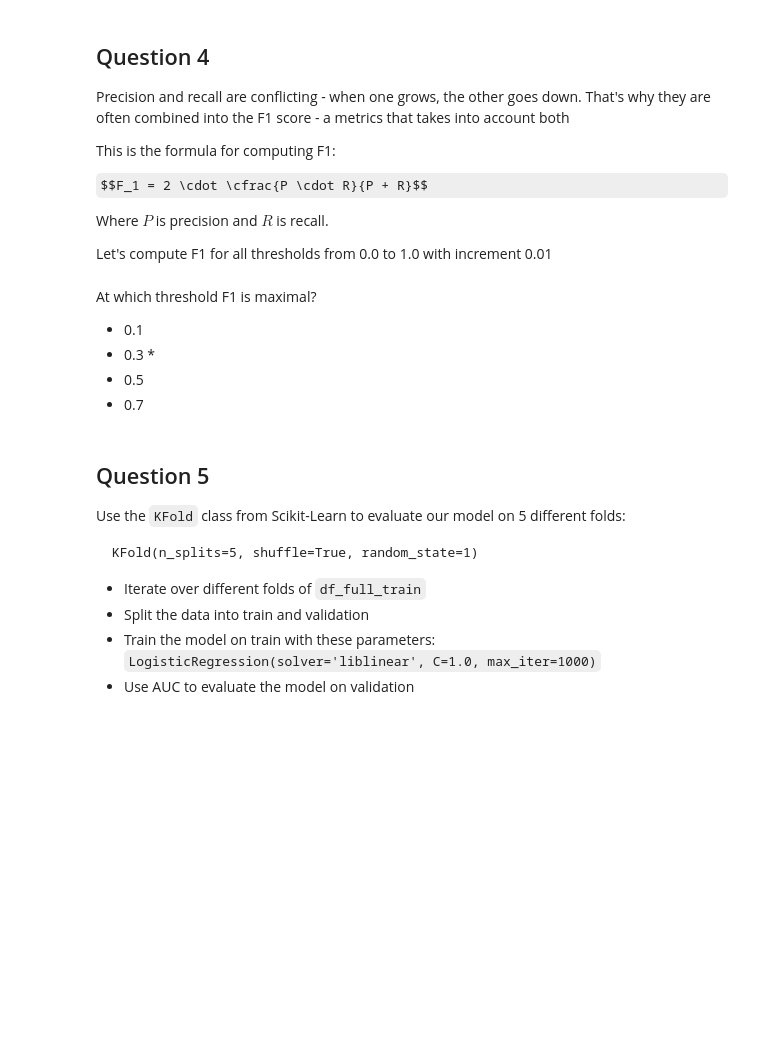
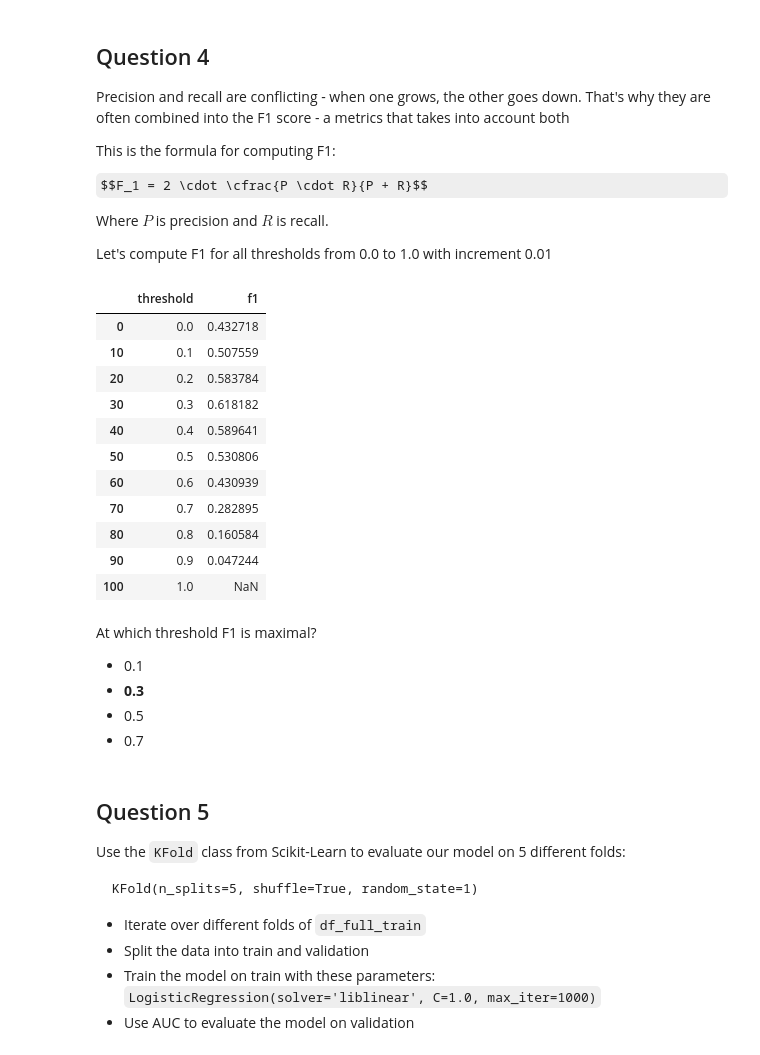
Before and after one commit to imam-db/ML-ZoomCamp, a Jupyter notebook: Week 4/ML Zoompcamp - HomeWork #4.ipynb, the cells around one changed output. Saved outputs shown, nothing was run; the diff lists cells and outputs as text; code cells hidden in the pictures; some formulas as TeX source; blank space fills up the shorter version.

````diff
--- a/Week 4/ML Zoompcamp - HomeWork #4.ipynb
+++ b/Week 4/ML Zoompcamp - HomeWork #4.ipynb
@@ -180,16 +187,16 @@ Apply one-hot-encoding using `DictVectorizer` and train the logistic regression
 LogisticRegression(solver='liblinear', C=1.0, max_iter=1000)
 ```
 # %%
-columns = ['seniority', 'income', 'assets', 'records', 'job', 'home']
+features = ['seniority', 'income', 'assets', 'records', 'job', 'home']
 dv = DictVectorizer(sparse=False)
 
-train_dict = df_train[columns].to_dict(orient='records')
+train_dict = df_train[features].to_dict(orient='records')
 X_train = dv.fit_transform(train_dict)
 
 model = LogisticRegression(solver='liblinear', C=1.0, max_iter=1000)
 model.fit(X_train, y_train)
 
-val_dict = df_val[columns].to_dict(orient='records')
+val_dict = df_val[features].to_dict(orient='records')
 X_val = dv.transform(val_dict)
 
 y_pred = model.predict_proba(X_val)[:, 1]
@@ -216,7 +223,7 @@ Now let's compute precision and recall for our model.
 * Plot them
 # %%
 d = []
-for i in np.arange(0.0, 1.01, 0.01):
+for i in np.linspace(0.0, 1.0, 101):
 
     actual_positive = (y_val == 1)
     actual_negative = (y_val == 0)
@@ -274,34 +281,48 @@ Where $P$ is precision and $R$ is recall.
 Let's compute F1 for all thresholds from 0.0 to 1.0 with increment 0.01
 # %%
 d = []
-for i in np.arange(0.0, 1.01, 0.01):
+for i in np.linspace(0.0, 1.00, 101):
 
     actual_positive = (y_val == 1)
     actual_negative = (y_val == 0)
 
     predict_positive = (y_pred >= i)
     predict_negative = (y_pred < i)
 
     tp = (predict_positive & actual_positive).sum()
     tn = (predict_negative & actual_negative).sum()
 
     fp = (predict_positive & actual_negative).sum()
     fn = (predict_negative & actual_positive).sum()
 
     p = tp / (tp + fp)
     r = tp / (tp + fn)
 
     f1 = 2*p*r/(p+r)
 
     d.append((i,f1))
 
 columns = ['threshold', 'f1']
 df_f1 = pd.DataFrame(d, columns=columns)
+df_f1[::10]
+# %% [output]
+|  | threshold | f1 |
+| 0 | 0.0 | 0.432718 |
+| 10 | 0.1 | 0.507559 |
+| 20 | 0.2 | 0.583784 |
+| 30 | 0.3 | 0.618182 |
+| 40 | 0.4 | 0.589641 |
+| 50 | 0.5 | 0.530806 |
+| 60 | 0.6 | 0.430939 |
+| 70 | 0.7 | 0.282895 |
+| 80 | 0.8 | 0.160584 |
+| 90 | 0.9 | 0.047244 |
+| 100 | 1.0 | NaN |
 # %% [markdown]
 At which threshold F1 is maximal?
 
 - 0.1
-- 0.3 *
+- **0.3**
 - 0.5
 - 0.7
 # %% [markdown]
````
Also changed, not shown: parts of 11 cells of this notebook.
